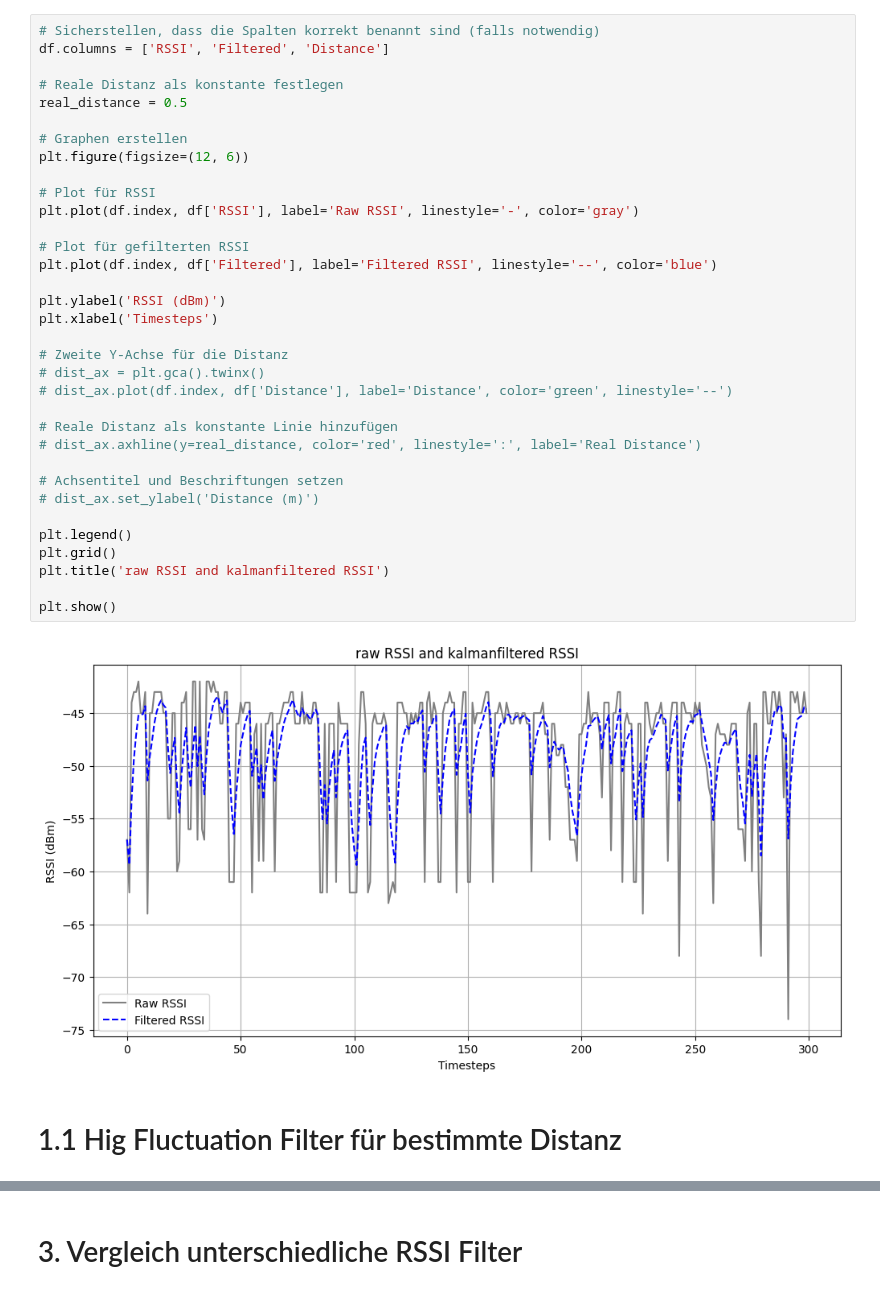
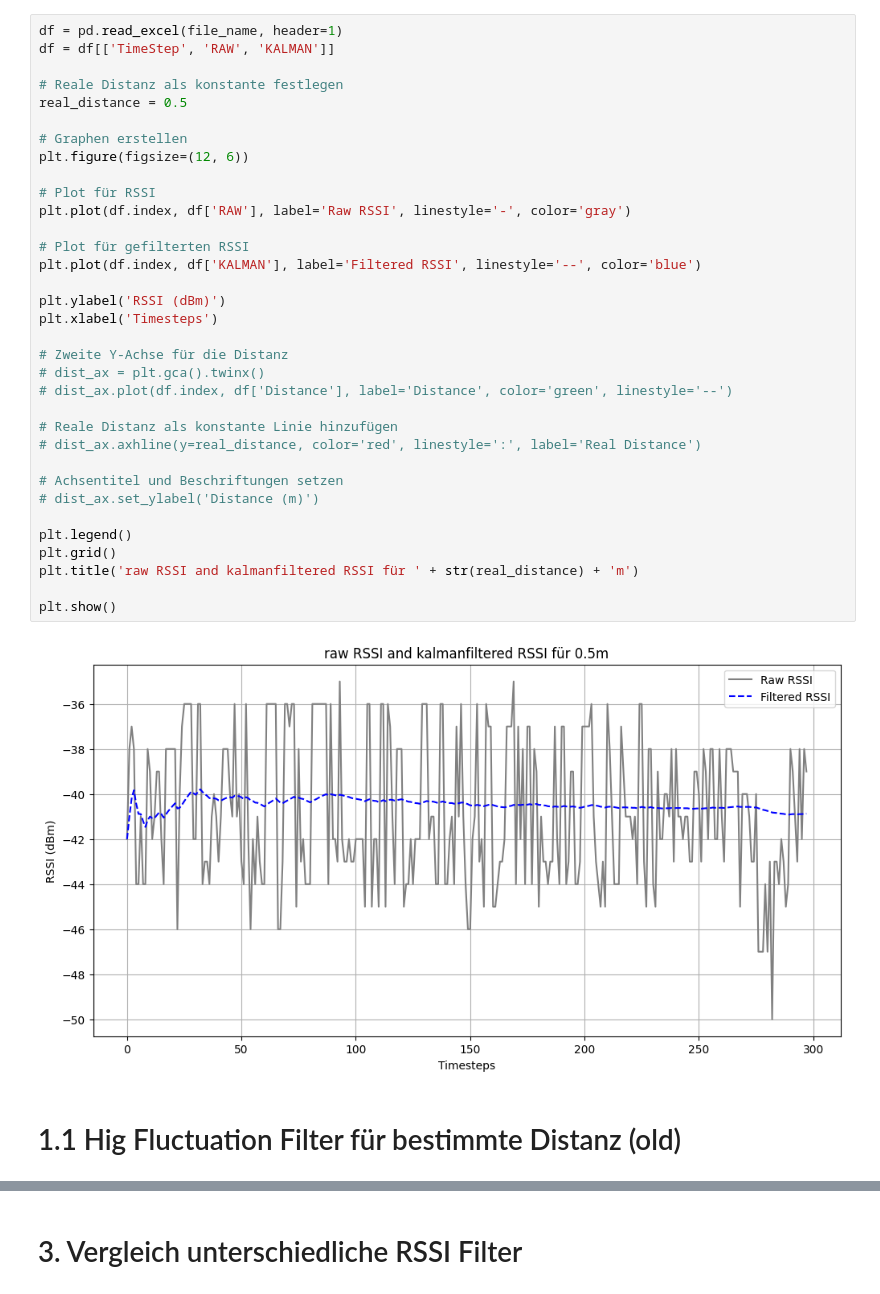
Before and after one commit to SilasDetering/SilasBA, a Jupyter notebook: Silas_BA_Graphen.ipynb, the cells around one changed output, grey strips where cells are left out. Saved outputs shown, nothing was run; the diff lists cells and outputs as text.

```diff
--- a/Silas_BA_Graphen.ipynb
+++ b/Silas_BA_Graphen.ipynb
@@ -22,39 +19,39 @@ Saving messung1-oneMeterOlny.xlsx to messung1-oneMeterOlny.xlsx
 # %%
-# Sicherstellen, dass die Spalten korrekt benannt sind (falls notwendig)
-df.columns = ['RSSI', 'Filtered', 'Distance']
+df = pd.read_excel(file_name, header=1)
+df = df[['TimeStep', 'RAW', 'KALMAN']]
 
 # Reale Distanz als konstante festlegen
 real_distance = 0.5
 
 # Graphen erstellen
 plt.figure(figsize=(12, 6))
 
 # Plot für RSSI
-plt.plot(df.index, df['RSSI'], label='Raw RSSI', linestyle='-', color='gray')
+plt.plot(df.index, df['RAW'], label='Raw RSSI', linestyle='-', color='gray')
 
 # Plot für gefilterten RSSI
-plt.plot(df.index, df['Filtered'], label='Filtered RSSI', linestyle='--', color='blue')
+plt.plot(df.index, df['KALMAN'], label='Filtered RSSI', linestyle='--', color='blue')
 
 plt.ylabel('RSSI (dBm)')
 plt.xlabel('Timesteps')
 
 # Zweite Y-Achse für die Distanz
 # dist_ax = plt.gca().twinx()
 # dist_ax.plot(df.index, df['Distance'], label='Distance', color='green', linestyle='--')
 
 # Reale Distanz als konstante Linie hinzufügen
 # dist_ax.axhline(y=real_distance, color='red', linestyle=':', label='Real Distance')
 
 # Achsentitel und Beschriftungen setzen
 # dist_ax.set_ylabel('Distance (m)')
 
 plt.legend()
 plt.grid()
-plt.title('raw RSSI and kalmanfiltered RSSI')
+plt.title('raw RSSI and kalmanfiltered RSSI für ' + str(real_distance) + 'm')
 
 plt.show()
 # %% [output]
-[figure, old version]
+[figure, new version]
 # %% [markdown]
-# 1.1 Hig Fluctuation Filter für bestimmte Distanz
+# 1.1 Hig Fluctuation Filter für bestimmte Distanz (old)
 # %%
```
Also changed, not shown: parts of 16 cells of this notebook.
